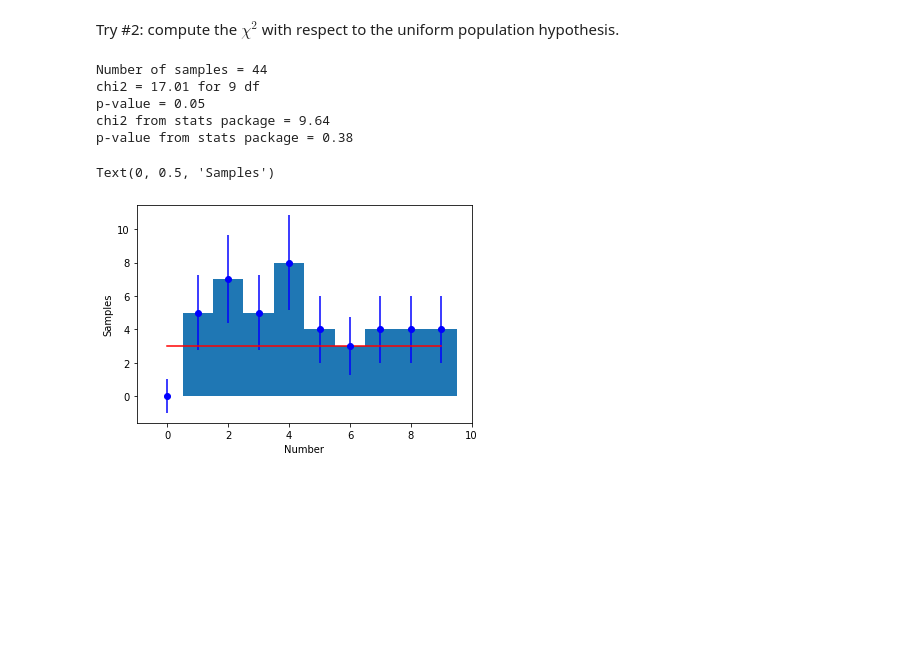
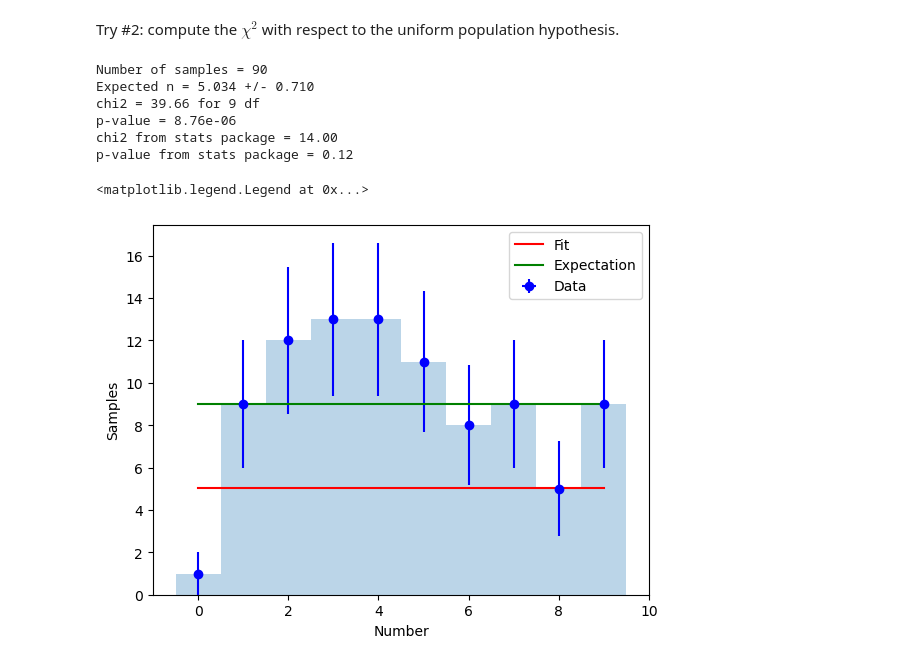
Before and after one commit to ds-connectors/Physics-88-SP23, a Jupyter notebook: Week07/L05/Lecture05.ipynb, the cells around one changed output. Saved outputs shown, nothing was run; the diff lists cells and outputs as text; code cells hidden in the pictures; blank space fills up the shorter version.

```diff
--- a/Week07/L05/Lecture05.ipynb
+++ b/Week07/L05/Lecture05.ipynb
@@ -190,7 +190,7 @@ Now let's look at a population of the means
 # %%
 Ndraws = 10000
 x = np.empty(Ndraws)
-N = 22
+N = 90
 for i in range(Ndraws):
     x[i] = drawN(N)
 
@@ -259,13 +259,13 @@ The fitter needs a good initial guess of parameters (more on that later):
 # %%
 # Initial guess.
 par0    = np.array([0.0, 1.0])
-par, cov = fitter.curve_fit(model, xdata, ydata, p0=par0, sigma=sigma, absolute_sigma=True)
-print (par)
-print (cov)
+(par, cov) = fitter.curve_fit(model, xdata, ydata, p0=par0, sigma=sigma, absolute_sigma=True)
+#print ('par=',par)
+#print ('cov=',cov)
 
 # decode it now
 print ('a={0:6.3f}+/-{1:5.3f}'.format(par[0],np.sqrt(cov[0,0])))
-print ('b={0:6.3f}+/-{1:5.3f}'.format(par[1],np.sqrt(cov[1,1])))
+print ('b={0:6.3f}+/-{1:5.3f}\n'.format(par[1],np.sqrt(cov[1,1])))
 
 corr = cov.copy() # copy shape
 # compute correlation matrix
@@ -273,7 +273,7 @@ for i in range(len(par)):
     for j in range(len(par)):
         corr[i,j] = cov[i,j]/np.sqrt(cov[i,i]*cov[j,j])
 
-print (corr)
+print ('Correlation matrix:\n ',corr,'\n')
 
 # compute reduced chi2
 chi_squared = np.sum(((model(xdata, *par)-ydata)/sigma)**2)
@@ -650,42 +673,46 @@ vmodel0 = np.vectorize(model0) # make it take vectors
 # read data
 #x = np.loadtxt('sample_merged.dat')
 x1,x2 = np.loadtxt('sample.dat',unpack=True)
 x = np.concatenate((x1,x2))
 N = len(x)
 print('Number of samples =',N)
 
 # make a histogram
 bins = np.arange(-0.5,10.5,1)
-n, b, p = plt.hist(x, bins)
+n, b, p = plt.hist(x, bins,alpha=0.3)
 
 # fit the data to a constant
 xdata = [0.5*(b[i]+b[i+1]) for i in range(0,len(n))]
 en = [np.max([np.sqrt(val),1]) for val in n] # Poisson errors
 par, cov = fitter.curve_fit(model0, xdata, n, p0=[0.0],
                             sigma=en, absolute_sigma=True)
 
+print('Expected n = {0:.3f} +/- {1:.3f}'.format(par[0],np.sqrt(cov[0,0])))
 # compute chi^2
 chi2 = np.sum((((n-vmodel0(xdata,*par))/en)**2))
 ndf = len(n)-1  # why -1 ?
 print('chi2 = {chi2:4.2f} for {ndf:d} df'.format(chi2=chi2,ndf=ndf))
-print('p-value = {0:4.2f}'.format(sp.stats.chi2.sf(chi2,ndf)))
+print('p-value = {0:4.2e}'.format(sp.stats.chi2.sf(chi2,ndf)))
 
+# alternative way to compute p-value is to compare to the expected entries per bin
 expected = 0.1*N*np.ones(len(n))
-# alternative way to compute p-value
 chi2_sp, p_sp = sp.stats.chisquare(f_obs=n,f_exp=expected)
 print('chi2 from stats package = {0:4.2f}'.format(chi2_sp))
 print('p-value from stats package = {0:4.2f}'.format(p_sp))
 
 # plot the distribition with error bars
-plt.errorbar(xdata, n, xerr=0, yerr=en, fmt='bo')
-plt.plot(xdata,vmodel0(xdata,*par),'r-')
+plt.errorbar(xdata, n, xerr=0, yerr=en, fmt='bo',label='Data')
+plt.plot(xdata,vmodel0(xdata,*par),'r-',label='Fit')
+plt.plot(xdata,expected,'g-',label='Expectation')
 plt.xlabel('Number')
 plt.ylabel('Samples')
+plt.legend()
 # %% [output]
-Number of samples = 44
-chi2 = 17.01 for 9 df
-p-value = 0.05
-chi2 from stats package = 9.64
-p-value from stats package = 0.38
+Number of samples = 90
+Expected n = 5.034 +/- 0.710
+chi2 = 39.66 for 9 df
+p-value = 8.76e-06
+chi2 from stats package = 14.00
+p-value from stats package = 0.12
-Text(0, 0.5, 'Samples')
+<matplotlib.legend.Legend at 0x...>
-[figure, old version]
+[figure, new version]
```
Also changed, not shown: parts of 15 cells of this notebook, 2 other files.
